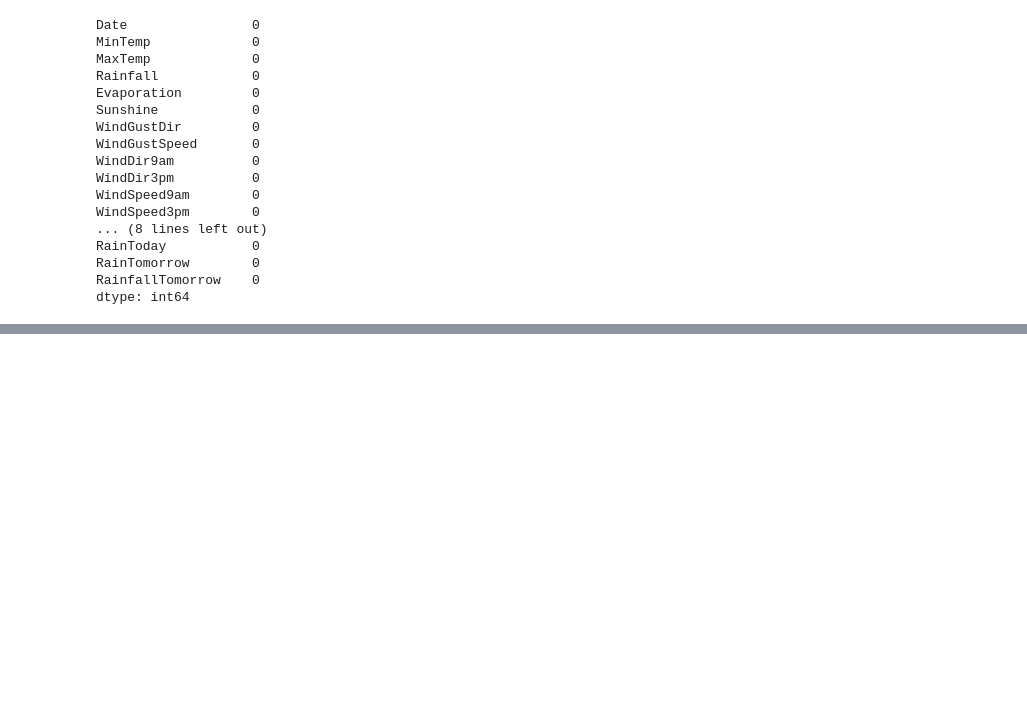
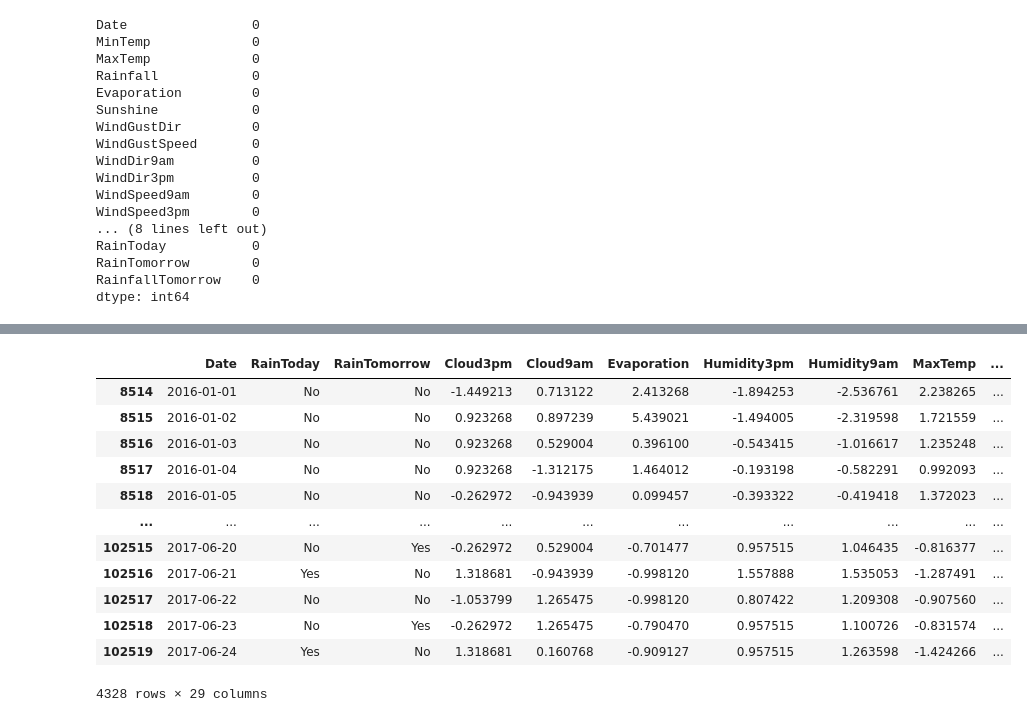
Before and after one commit to franciscoryb1/AA1-TUIA-RodriguezYBarros, a Jupyter notebook: TP-2.ipynb, the cells around one changed output, grey strips where cells are left out. Cells and saved outputs as stored; diff of their text form; code cells hidden in the pictures; blank space fills up the shorter version.

```diff
--- a/TP-2.ipynb
+++ b/TP-2.ipynb
@@ -835,0 +1010,16 @@ dtype: int64
+# %%
+df_test_escalado
+# %% [output]
+|  | Date | RainToday | RainTomorrow | Cloud3pm | Cloud9am | Evaporation | Humidity3pm | Humidity9am | MaxTemp | ... |
+| 8514 | 2016-01-01 | No | No | -1.449213 | 0.713122 | 2.413268 | -1.894253 | -2.536761 | 2.238265 | ... |
+| 8515 | 2016-01-02 | No | No | 0.923268 | 0.897239 | 5.439021 | -1.494005 | -2.319598 | 1.721559 | ... |
+| 8516 | 2016-01-03 | No | No | 0.923268 | 0.529004 | 0.396100 | -0.543415 | -1.016617 | 1.235248 | ... |
+| 8517 | 2016-01-04 | No | No | 0.923268 | -1.312175 | 1.464012 | -0.193198 | -0.582291 | 0.992093 | ... |
+| 8518 | 2016-01-05 | No | No | -0.262972 | -0.943939 | 0.099457 | -0.393322 | -0.419418 | 1.372023 | ... |
+| ... | ... | ... | ... | ... | ... | ... | ... | ... | ... | ... |
+| 102515 | 2017-06-20 | No | Yes | -0.262972 | 0.529004 | -0.701477 | 0.957515 | 1.046435 | -0.816377 | ... |
+| 102516 | 2017-06-21 | Yes | No | 1.318681 | -0.943939 | -0.998120 | 1.557888 | 1.535053 | -1.287491 | ... |
+| 102517 | 2017-06-22 | No | No | -1.053799 | 1.265475 | -0.998120 | 0.807422 | 1.209308 | -0.907560 | ... |
+| 102518 | 2017-06-23 | No | Yes | -0.262972 | 1.265475 | -0.790470 | 0.957515 | 1.100726 | -0.831574 | ... |
+| 102519 | 2017-06-24 | Yes | No | 1.318681 | 0.160768 | -0.909127 | 0.957515 | 1.263598 | -1.424266 | ... |
+4328 rows × 29 columns
```
Also changed, not shown: parts of 21 cells of this notebook, 1 other file.
